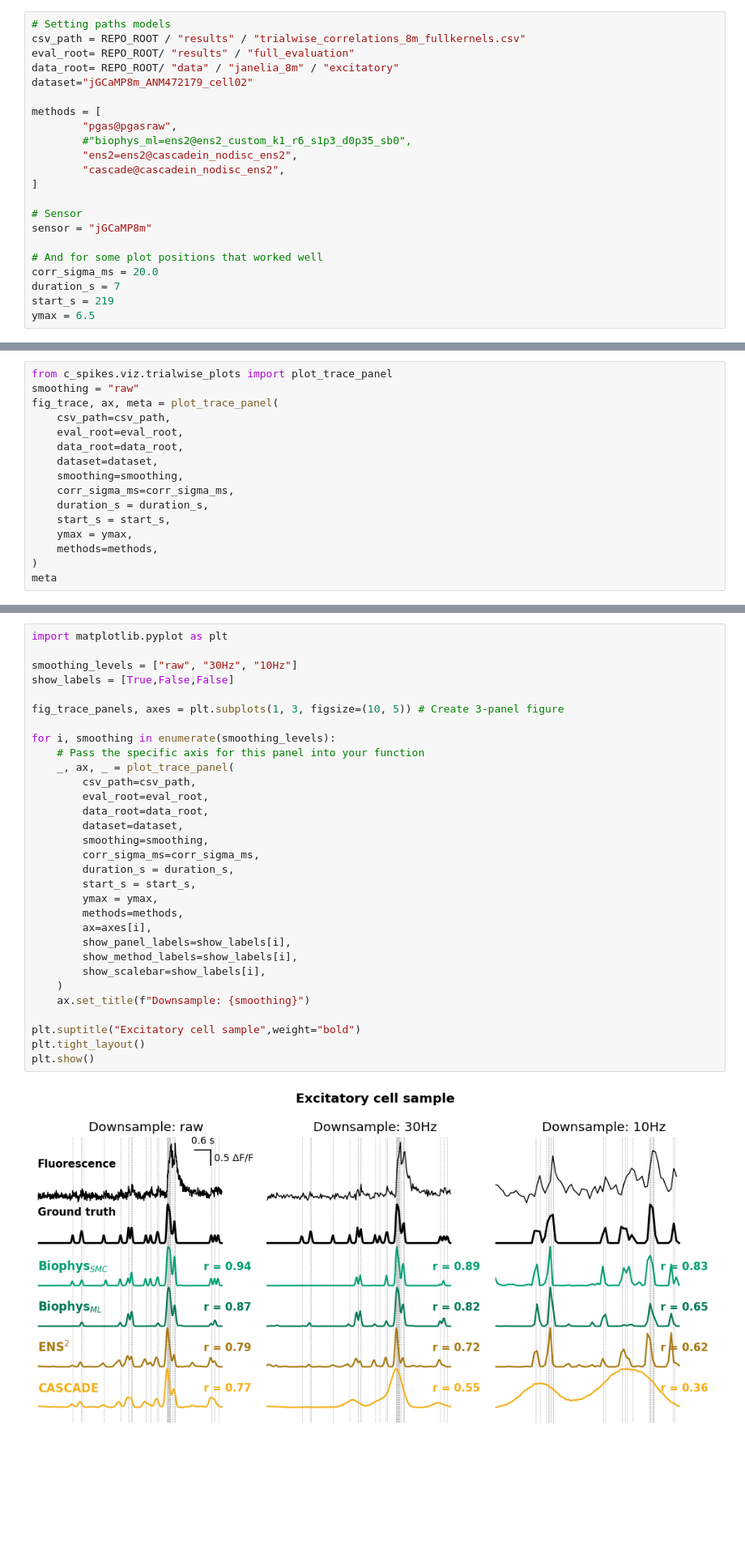
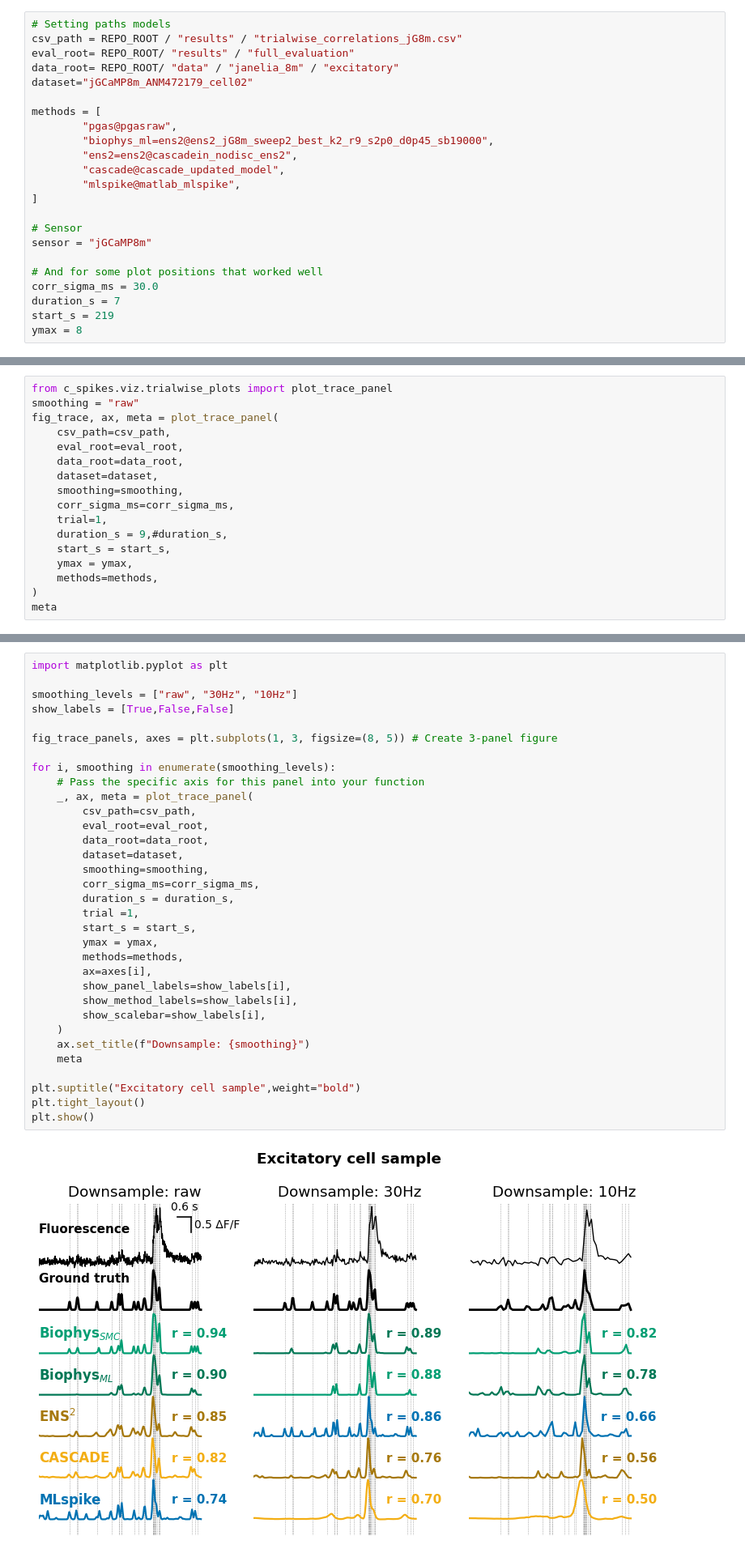
Before and after one commit to gerardjb/C-SPIKES, a Jupyter notebook: notebooks/trialwise_visualizations.ipynb, the cells around one changed output, grey strips where cells are left out. Shown at 81% size. Cells and saved outputs as stored; diff of their text form; blank space fills up the shorter version.

```diff
--- a/notebooks/trialwise_visualizations.ipynb
+++ b/notebooks/trialwise_visualizations.ipynb
@@ -51,25 +52,26 @@ ymax = 7
 # %%
 # Setting paths models
-csv_path = REPO_ROOT / "results" / "trialwise_correlations_8m_fullkernels.csv"
+csv_path = REPO_ROOT / "results" / "trialwise_correlations_jG8m.csv"
 eval_root= REPO_ROOT/ "results" / "full_evaluation"
 data_root= REPO_ROOT/ "data" / "janelia_8m" / "excitatory"
 dataset="jGCaMP8m_ANM472179_cell02"
 
 methods = [
         "pgas@pgasraw",
-        #"biophys_ml=ens2@ens2_custom_k1_r6_s1p3_d0p35_sb0",
+        "biophys_ml=ens2@ens2_jG8m_sweep2_best_k2_r9_s2p0_d0p45_sb19000",
         "ens2=ens2@cascadein_nodisc_ens2",
-        "cascade@cascadein_nodisc_ens2",
+        "cascade@cascade_updated_model",
+        "mlspike@matlab_mlspike",
 ]
 
 # Sensor
 sensor = "jGCaMP8m"
 
 # And for some plot positions that worked well
-corr_sigma_ms = 20.0
+corr_sigma_ms = 30.0
 duration_s = 7
 start_s = 219
-ymax = 6.5
+ymax = 8
 # %%
 from c_spikes.viz.trialwise_plots import plot_corr_vs_sigma
 
@@ -94,7 +99,8 @@ fig_trace, ax, meta = plot_trace_panel(
     dataset=dataset,
     smoothing=smoothing,
     corr_sigma_ms=corr_sigma_ms,
-    duration_s = duration_s,
+    trial=1,
+    duration_s = 9,#duration_s,
     start_s = start_s,
     ymax = ymax,
     methods=methods,
@@ -120,35 +128,37 @@ meta
 # %%
 import matplotlib.pyplot as plt
 
 smoothing_levels = ["raw", "30Hz", "10Hz"]
 show_labels = [True,False,False]
 
-fig_trace_panels, axes = plt.subplots(1, 3, figsize=(10, 5)) # Create 3-panel figure
+fig_trace_panels, axes = plt.subplots(1, 3, figsize=(8, 5)) # Create 3-panel figure
 
 for i, smoothing in enumerate(smoothing_levels):
     # Pass the specific axis for this panel into your function
-    _, ax, _ = plot_trace_panel(
+    _, ax, meta = plot_trace_panel(
         csv_path=csv_path,
         eval_root=eval_root,
         data_root=data_root,
         dataset=dataset,
         smoothing=smoothing,
         corr_sigma_ms=corr_sigma_ms,
         duration_s = duration_s,
+        trial =1,
         start_s = start_s,
         ymax = ymax,
         methods=methods,
         ax=axes[i],
         show_panel_labels=show_labels[i],
         show_method_labels=show_labels[i],
         show_scalebar=show_labels[i],
     )
     ax.set_title(f"Downsample: {smoothing}")
+    meta
 
 plt.suptitle("Excitatory cell sample",weight="bold")
 plt.tight_layout()
 plt.show()
 # %% [output]
-[figure, old version]
+[figure, new version]
 # %%
 from c_spikes.viz.trialwise_plots import plot_raincloud_by_downsample
```
Also changed, not shown: parts of 5 cells of this notebook, 2 other files.
